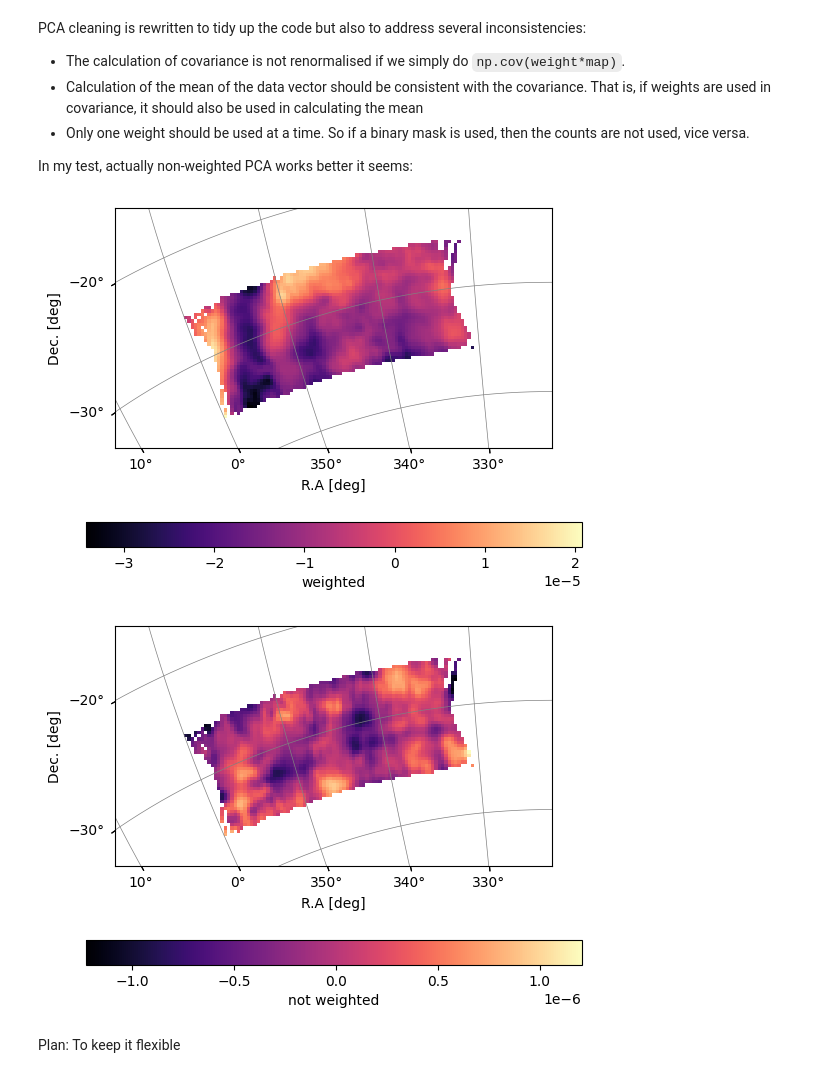
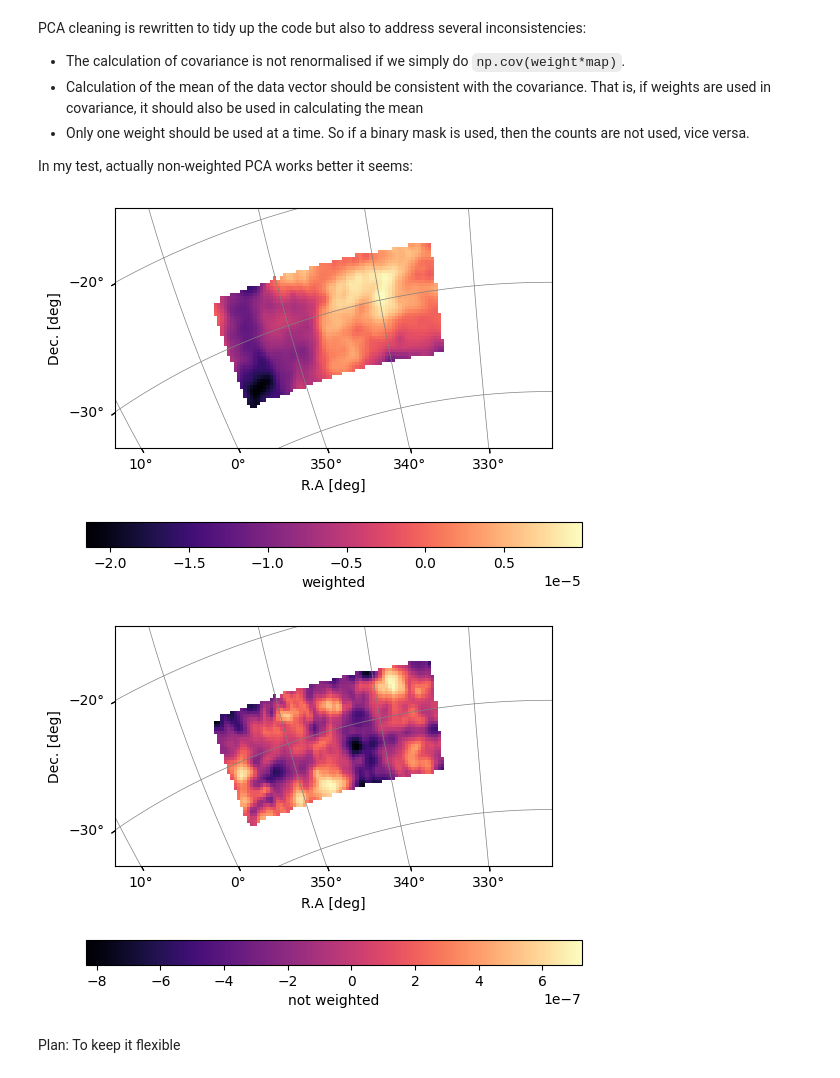
Before and after one commit to zhaotingchen/meer21cm, a Jupyter notebook: docs/source/examples/gama_cross.ipynb, the cells around one changed output. Cells and saved outputs as stored; diff of their text form; code cells hidden in the pictures.

```diff
--- a/docs/source/examples/gama_cross.ipynb
+++ b/docs/source/examples/gama_cross.ipynb
@@ -72,19 +82,23 @@ Deconvolution and then reconvolution in Fourier space is just divide the beam ke
 # %%
 reconvolve_sigma = np.sqrt(gamma*sigma_max**2 - sigma_ch**2)
 # %%
-sigma_beam_ch = np.ones_like(nu)*np.sqrt(gamma)*sigma_max
+sigma_beam_ch = np.ones_like(ps.nu)*np.sqrt(gamma)*sigma_max
+ps.sigma_beam_ch = sigma_beam_ch
 # %% [markdown]
 Then, an image of the beam on the fits grids is made. Note that a different function and a sigma would also work as long as the beam does not have directionality using `isotropic_beam_profile`
 # %%
-beam_cube = np.zeros_like(MKmap)
-for i in range(len(nu)):
+beam_cube = np.zeros_like(ps.data)
+for i in range(len(ps.nu)):
     beam_func = gaussian_beam(reconvolve_sigma[i])
-    beam_cube[:,:,i] = isotropic_beam_profile(nx,ny,wproj,beam_func)
+    beam_cube[:,:,i] = isotropic_beam_profile(ps.num_pix_x,ps.num_pix_y,ps.wproj,beam_func)
 # %% [markdown]
 Finally, a weighted convolution can be performed with the beam cube
 # %%
-MKmap,w_HI = weighted_convolution(MKmap,beam_cube,w_HI)
+MKmap,w_HI = weighted_convolution(ps.data,beam_cube,ps.w_HI)
 # remove artefacts outside the range
-MKmap *= W_HI
-w_HI *= W_HI
+MKmap *= ps.W_HI
+w_HI *= ps.W_HI
+
+ps.data = MKmap
+ps.w_HI = w_HI
 # %%
@@ -95,0 +112,8 @@ plot_map(w_HI,wproj,W=W_HI,cbar_label='count')
+# %%
+raminMK,ramaxMK = 334,357
+ps.ra_range = [raminMK,ramaxMK]
+# read data again to update
+ps.trim_map_to_range()
+
+plot_map(ps.data,ps.wproj,W=ps.W_HI,cbar_label='Kelvin')
+plot_map(ps.w_HI,ps.wproj,W=ps.W_HI,cbar_label='count')
@@ -109,15 +136,15 @@ PCA cleaning is rewritten to tidy up the code but also to address several incons
 In my test, actually non-weighted PCA works better it seems:
 # %%
 N_fg = 10
-MKmap_clean = pcaclean(MKmap,N_fg,weights=w_HI,mean_centre=True)
-plot_map(MKmap_clean,wproj,W=W_HI,cbar_label='weighted')
+MKmap_clean = pcaclean(ps.data,N_fg,weights=ps.w_HI,mean_centre=True)
+plot_map(MKmap_clean,ps.wproj,W=ps.W_HI,cbar_label='weighted')
 
 N_fg = 10
-MKmap_clean = pcaclean(MKmap,N_fg,weights=W_HI,mean_centre=True)
-plot_map(MKmap_clean,wproj,W=W_HI,cbar_label='not weighted')
+MKmap_clean = pcaclean(ps.data,N_fg,weights=ps.W_HI,mean_centre=True)
+plot_map(MKmap_clean,ps.wproj,W=ps.W_HI,cbar_label='not weighted')
 # %% [output]
-[figure, old version]
+[figure, new version]
-[figure, old version]
+[figure, new version]
 # %% [markdown]
 Plan: To keep it flexible
 # %%
```
Also changed, not shown: parts of 79 cells of this notebook, 6 other files.
